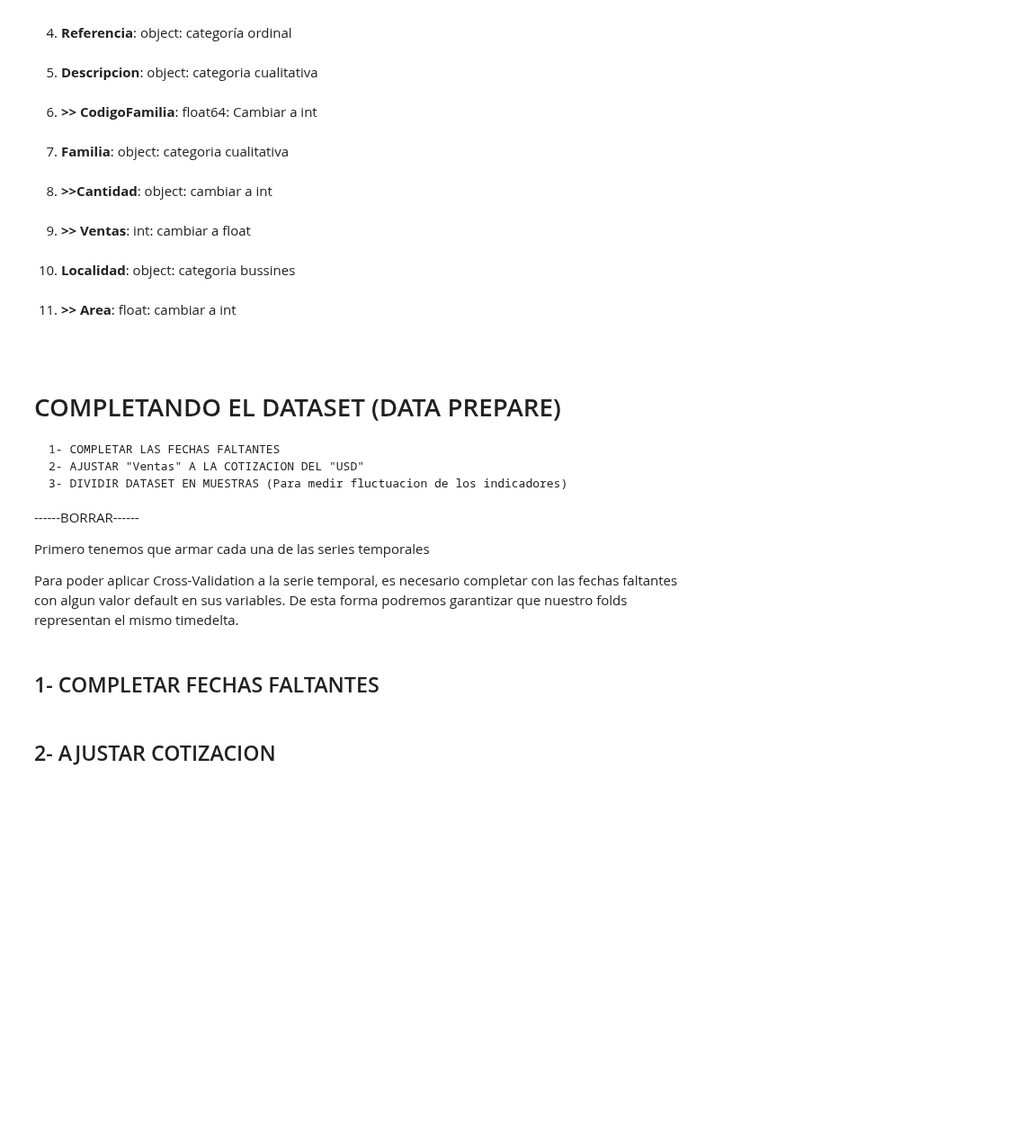
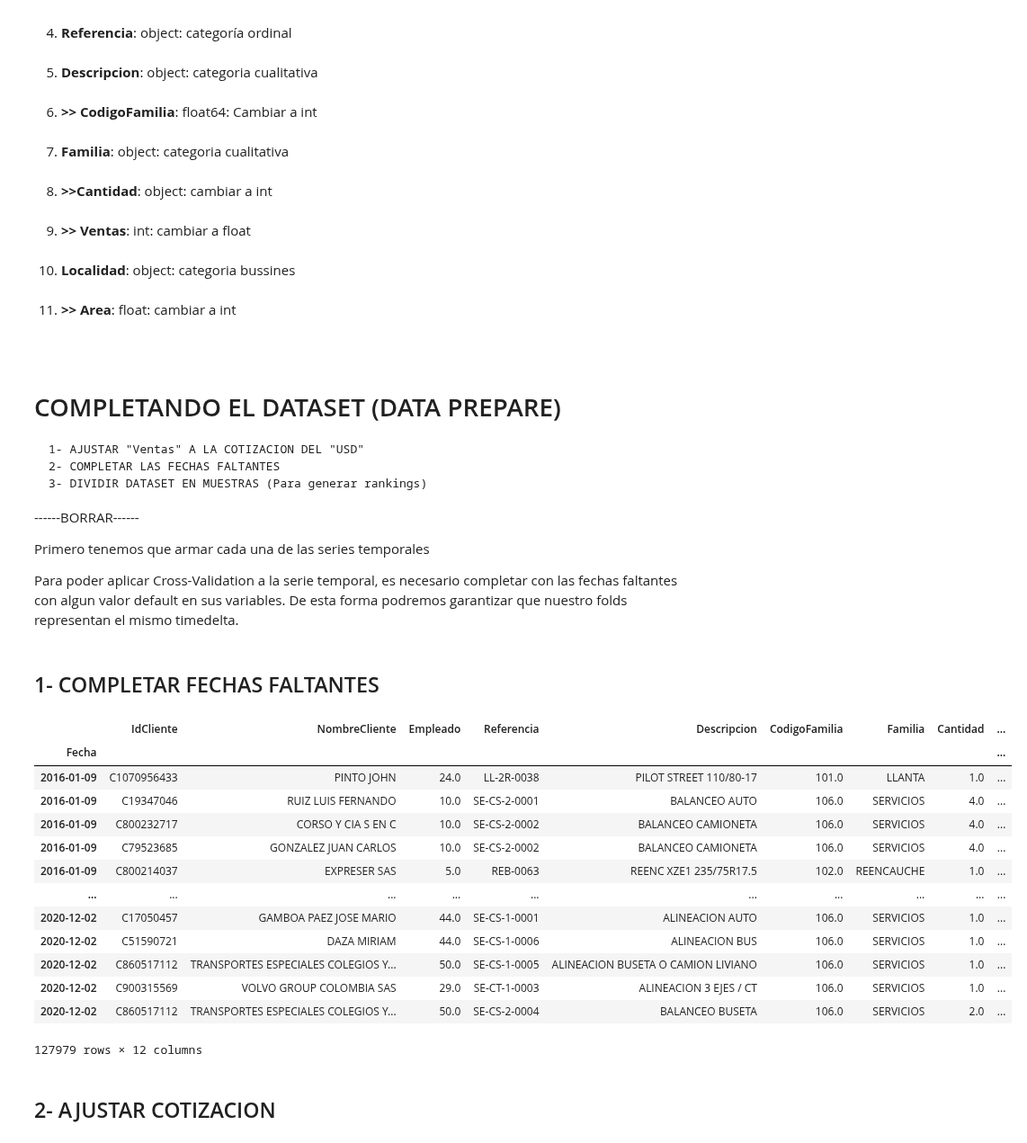
Before and after one commit to jackonedev/timeseries-project, a Jupyter notebook: data-science.ipynb, the cells around one changed output. Shown at 90% size. Drawn from its saved outputs; the diff is of its cells as text; code cells hidden in the pictures; blank space fills up the shorter version.

```diff
--- a/data-science.ipynb
+++ b/data-science.ipynb
@@ -67,9 +67,9 @@ data, ventas_sin_duplicados = ajustar_tipos(ventas), ajustar_tipos(
 # %% [markdown]
 # COMPLETANDO EL DATASET (DATA PREPARE)
 
-    1- COMPLETAR LAS FECHAS FALTANTES
-    2- AJUSTAR "Ventas" A LA COTIZACION DEL "USD"
-    3- DIVIDIR DATASET EN MUESTRAS (Para medir fluctuacion de los indicadores)
+    1- AJUSTAR "Ventas" A LA COTIZACION DEL "USD"
+    2- COMPLETAR LAS FECHAS FALTANTES
+    3- DIVIDIR DATASET EN MUESTRAS (Para generar rankings)
 
 
 
@@ -84,6 +84,22 @@ Para poder aplicar Cross-Validation a la serie temporal, es necesario completar
 from paquete_proyecto.prepocesamiento.inicial import complete_dates
 # %%
 data = complete_dates(ventas)
+data
+# %% [output]
+|  | IdCliente | NombreCliente | Empleado | Referencia | Descripcion | CodigoFamilia | Familia | Cantidad | ... |
+| Fecha |  |  |  |  |  |  |  |  | ... |
+| 2016-01-09 | C1070956433 | PINTO JOHN | 24.0 | LL-2R-0038 | PILOT STREET 110/80-17 | 101.0 | LLANTA | 1.0 | ... |
+| 2016-01-09 | C19347046 | RUIZ LUIS FERNANDO | 10.0 | SE-CS-2-0001 | BALANCEO AUTO | 106.0 | SERVICIOS | 4.0 | ... |
+| 2016-01-09 | C800232717 | CORSO Y CIA S EN C | 10.0 | SE-CS-2-0002 | BALANCEO CAMIONETA | 106.0 | SERVICIOS | 4.0 | ... |
+| 2016-01-09 | C79523685 | GONZALEZ JUAN CARLOS | 10.0 | SE-CS-2-0002 | BALANCEO CAMIONETA | 106.0 | SERVICIOS | 4.0 | ... |
+| 2016-01-09 | C800214037 | EXPRESER SAS | 5.0 | REB-0063 | REENC XZE1 235/75R17.5 | 102.0 | REENCAUCHE | 1.0 | ... |
+| ... | ... | ... | ... | ... | ... | ... | ... | ... | ... |
+| 2020-12-02 | C17050457 | GAMBOA PAEZ JOSE MARIO | 44.0 | SE-CS-1-0001 | ALINEACION AUTO | 106.0 | SERVICIOS | 1.0 | ... |
+| 2020-12-02 | C51590721 | DAZA MIRIAM | 44.0 | SE-CS-1-0006 | ALINEACION BUS | 106.0 | SERVICIOS | 1.0 | ... |
+| 2020-12-02 | C860517112 | TRANSPORTES ESPECIALES COLEGIOS Y... | 50.0 | SE-CS-1-0005 | ALINEACION BUSETA O CAMION LIVIANO | 106.0 | SERVICIOS | 1.0 | ... |
+| 2020-12-02 | C900315569 | VOLVO GROUP COLOMBIA SAS | 29.0 | SE-CT-1-0003 | ALINEACION 3 EJES / CT | 106.0 | SERVICIOS | 1.0 | ... |
+| 2020-12-02 | C860517112 | TRANSPORTES ESPECIALES COLEGIOS Y... | 50.0 | SE-CS-2-0004 | BALANCEO BUSETA | 106.0 | SERVICIOS | 2.0 | ... |
+127979 rows × 12 columns
 # %% [markdown]
 ## 2- AJUSTAR COTIZACION
 # %%
```
Also changed, not shown: parts of 5 cells of this notebook, 1 other file.
